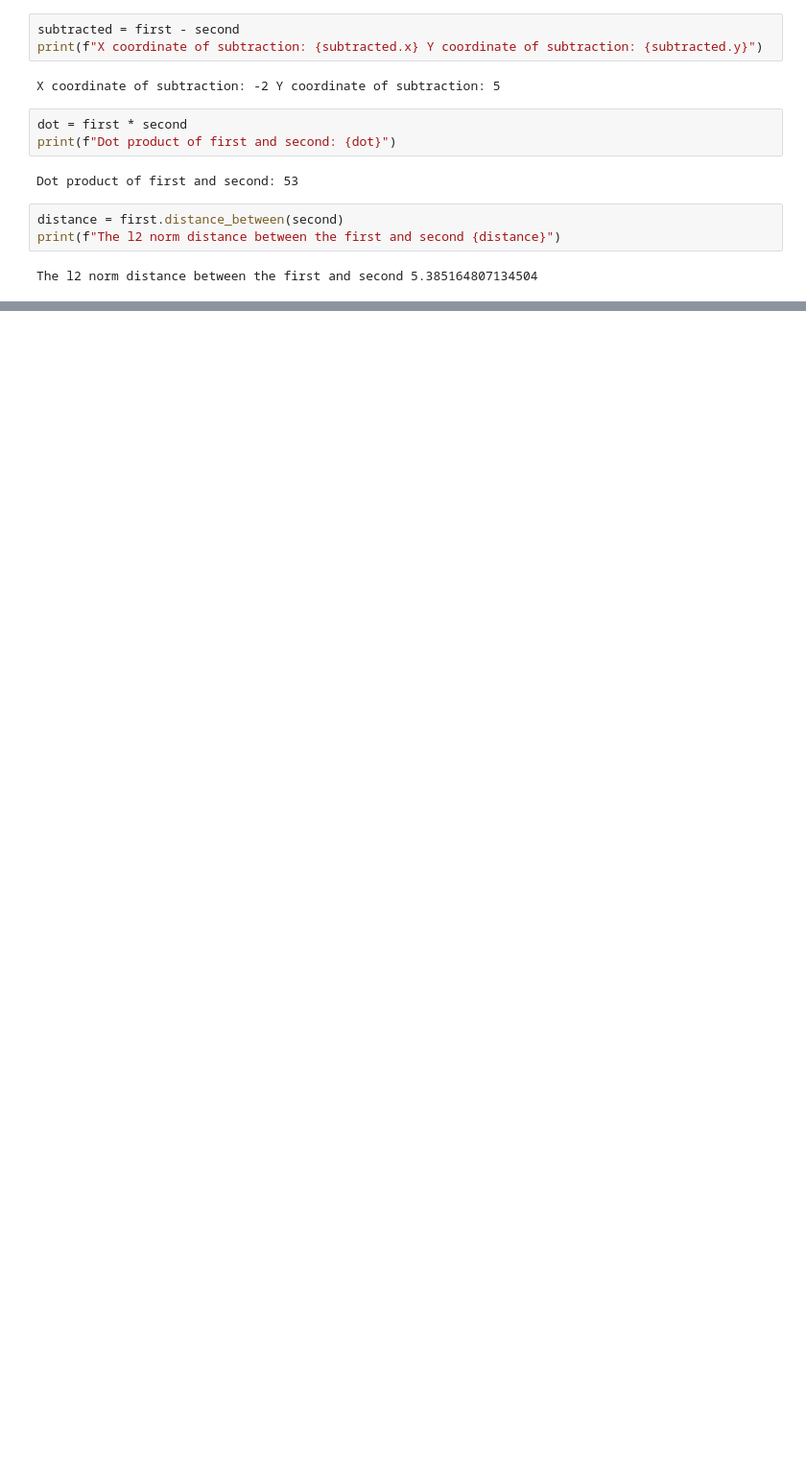
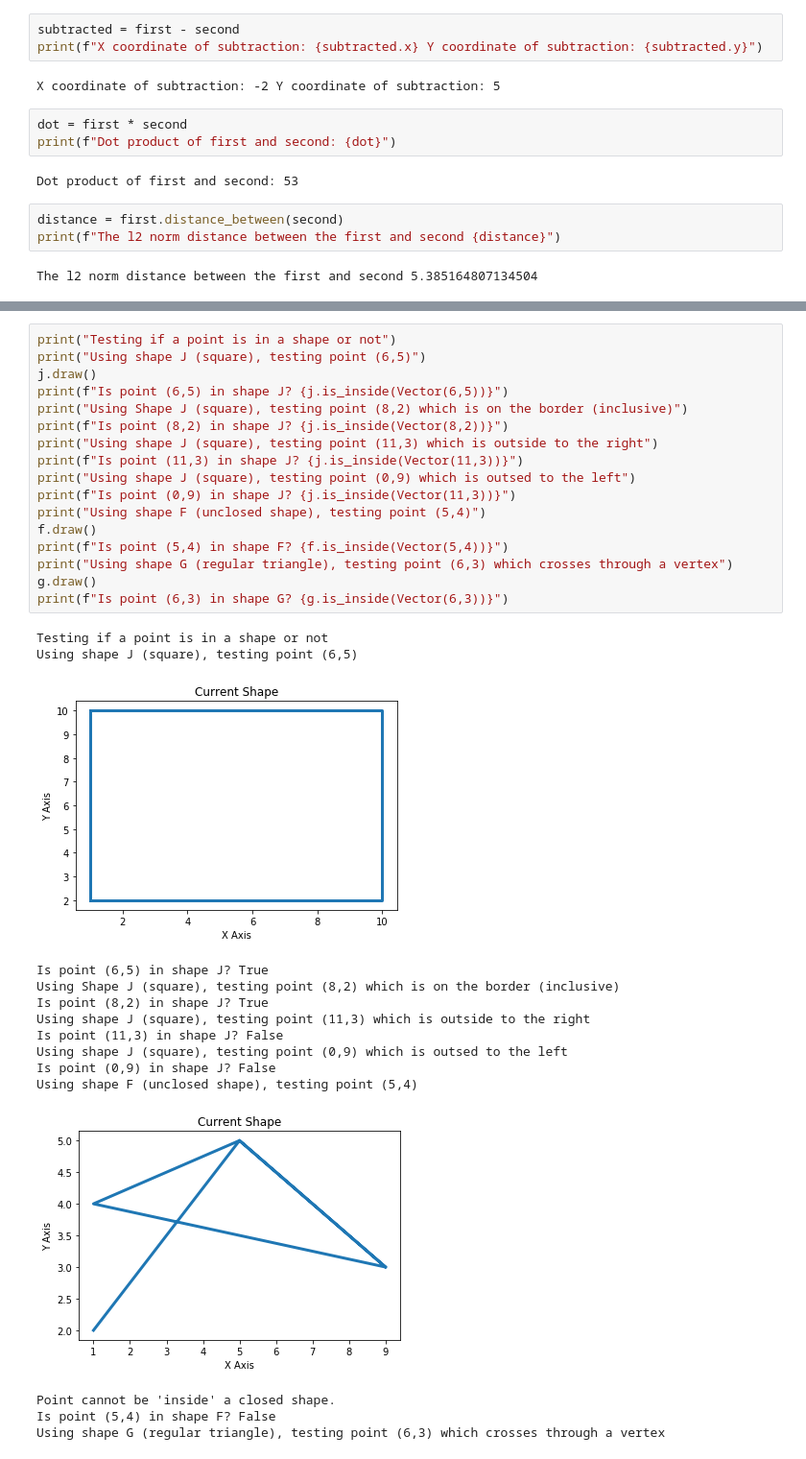
Before and after one commit to spa542/COSC311, a Jupyter notebook: Lab2/Lab2.ipynb, the cells around one changed output, grey strips where cells are left out. Shown: that part at 96% size. Cells and saved outputs as stored; diff of their text form; blank space fills up the shorter version.

```diff
--- a/Lab2/Lab2.ipynb
+++ b/Lab2/Lab2.ipynb
@@ -176,0 +261,33 @@ Is f closed? False
+# %%
+print("Testing if a point is in a shape or not")
+print("Using shape J (square), testing point (6,5)")
+j.draw()
+print(f"Is point (6,5) in shape J? {j.is_inside(Vector(6,5))}")
+print("Using Shape J (square), testing point (8,2) which is on the border (inclusive)")
+print(f"Is point (8,2) in shape J? {j.is_inside(Vector(8,2))}")
+print("Using shape J (square), testing point (11,3) which is outside to the right")
+print(f"Is point (11,3) in shape J? {j.is_inside(Vector(11,3))}")
+print("Using shape J (square), testing point (0,9) which is outsed to the left")
+print(f"Is point (0,9) in shape J? {j.is_inside(Vector(11,3))}")
+print("Using shape F (unclosed shape), testing point (5,4)")
+f.draw()
+print(f"Is point (5,4) in shape F? {f.is_inside(Vector(5,4))}")
+print("Using shape G (regular triangle), testing point (6,3) which crosses through a vertex")
+g.draw()
+print(f"Is point (6,3) in shape G? {g.is_inside(Vector(6,3))}")
+# %% [output]
+Testing if a point is in a shape or not
+Using shape J (square), testing point (6,5)
+[figure, added]
+Is point (6,5) in shape J? True
+Using Shape J (square), testing point (8,2) which is on the border (inclusive)
+Is point (8,2) in shape J? True
+Using shape J (square), testing point (11,3) which is outside to the right
+Is point (11,3) in shape J? False
+Using shape J (square), testing point (0,9) which is outsed to the left
+Is point (0,9) in shape J? False
+Using shape F (unclosed shape), testing point (5,4)
+[figure, added]
+Point cannot be 'inside' a closed shape.
+Is point (5,4) in shape F? False
+Using shape G (regular triangle), testing point (6,3) which crosses through a vertex
```
Also changed, not shown: parts of 4 cells of this notebook.
